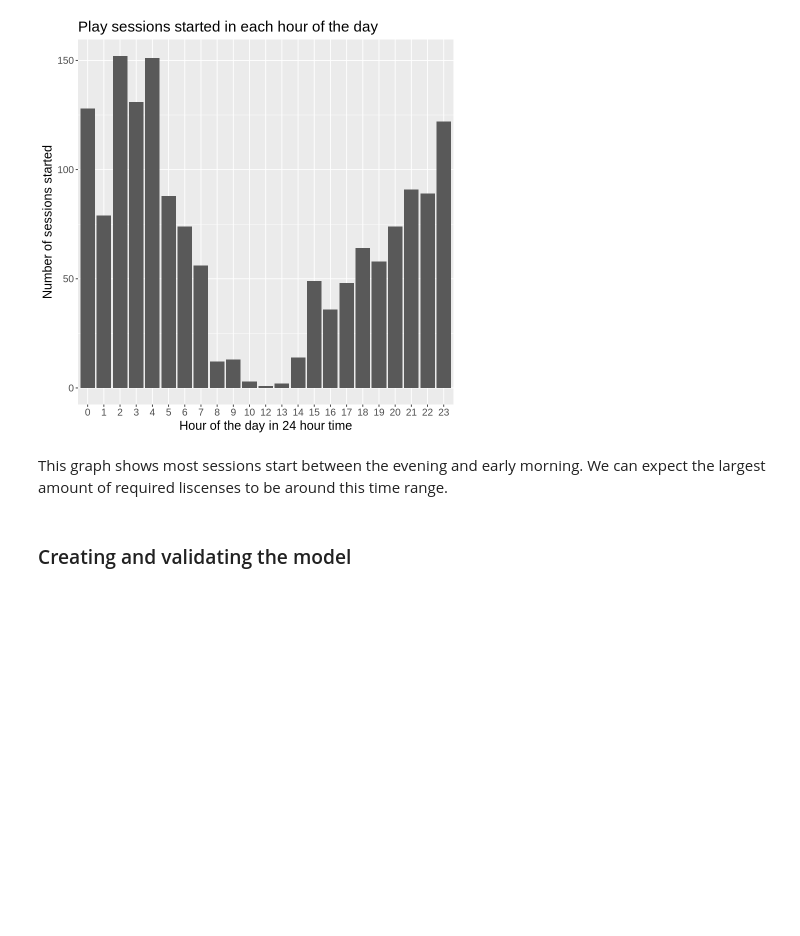
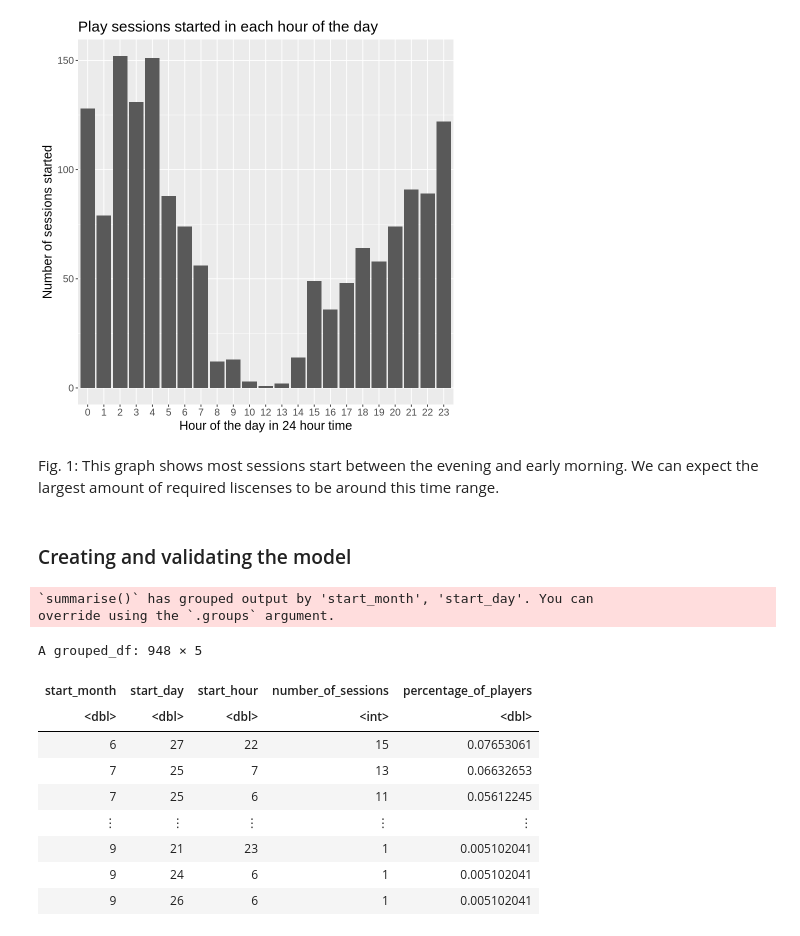
Before and after one commit to masterdoge13/dsci100-project, a Jupyter notebook: Group Project Final Report.ipynb, the cells around one changed output. Drawn from its saved outputs; the diff is of its cells as text; code cells hidden in the pictures; blank space fills up the shorter version.

```diff
--- a/Group Project Final Report.ipynb
+++ b/Group Project Final Report.ipynb
@@ -140,6 +149,26 @@ sessions_hours
 # %% [output]
 [figure]
 # %% [markdown]
-This graph shows most sessions start between the evening and early morning. We can expect the largest amount of required liscenses to be around this time range.
+Fig. 1: This graph shows most sessions start between the evening and early morning. We can expect the largest amount of required liscenses to be around this time range.
 # %% [markdown]
 ### Creating and validating the model
+# %%
+sessions_per_hour <- sessions_wrangled |>
+    group_by(start_month, start_day, start_hour) |>
+    summarize(number_of_sessions = n()) |>
+    arrange(-number_of_sessions) |>
+    mutate(percentage_of_players = number_of_sessions/total_players)
+sessions_per_hour
+# %% [output]
+`summarise()` has grouped output by 'start_month', 'start_day'. You can
+override using the `.groups` argument.
+A grouped_df: 948 × 5
+| start_month | start_day | start_hour | number_of_sessions | percentage_of_players |
+| <dbl> | <dbl> | <dbl> | <int> | <dbl> |
+| 6 | 27 | 22 | 15 | 0.07653061 |
+| 7 | 25 | 7 | 13 | 0.06632653 |
+| 7 | 25 | 6 | 11 | 0.05612245 |
+| ⋮ | ⋮ | ⋮ | ⋮ | ⋮ |
+| 9 | 21 | 23 | 1 | 0.005102041 |
+| 9 | 24 | 6 | 1 | 0.005102041 |
+| 9 | 26 | 6 | 1 | 0.005102041 |
```
Also changed, not shown: parts of 5 cells of this notebook.
